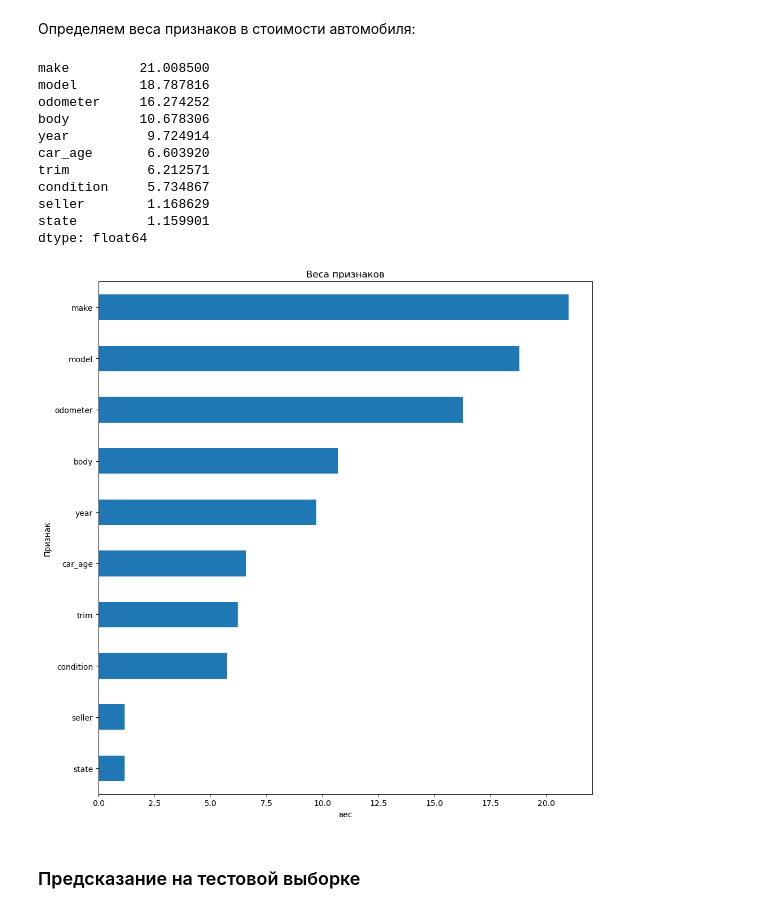
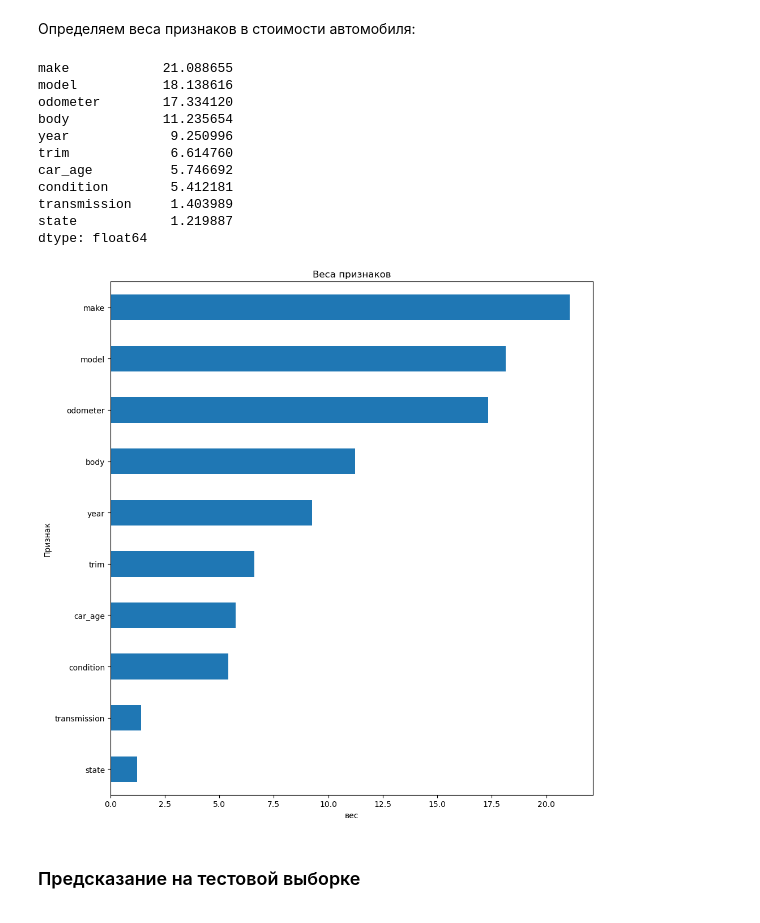
Before and after one commit to data-analyst-mr/DataScienceProjects, a Jupyter notebook: projects/real_projects/workshop-1/cars_cost.ipynb, the cells around one changed output. Drawn from its saved outputs; the diff is of its cells as text; code cells hidden in the pictures.

```diff
--- a/projects/real_projects/workshop-1/cars_cost.ipynb
+++ b/projects/real_projects/workshop-1/cars_cost.ipynb
@@ -876,0 +838,23 @@ None
+# %%
+class odometer_condition_nan(BaseEstimator, TransformerMixin):
+    '''Класс обучения и трансформации датафреймов для замены пропущенных значений признаков "odometer" и "condition"'''
+    '''на медианные'''
+
+    def fit(self, X, y=None):
+        '''функция обучения'''
+        X = X.copy()                                                         # делаем копию датафрейма входных признаков
+        self.X = X                                                           # присваиваем значение создаваемому объекту
+        return self
+
+    def transform(self, X):
+        '''функция трансформации'''
+        X = X.copy()                                                         # делаем копию датафрейма входных признаков
+        for i in self.X['model'].unique():                                   # проходим по списку моделей
+            for j in self.X.loc[self.X['model'] == i]['car_age'].unique():   # проходим по списку возрастов автомобиля
+                # заменяем пропуски 'odometer' на медиану
+                X.loc[(X['model'] == i) & (X['odometer'].isna()), 'odometer'] =\
+                self.X.loc[(self.X['model'] == i) & (self.X['car_age'] == j)]['odometer'].median()
+                # заменяем пропуски 'condition' на медиану
+                X.loc[(X['model'] == i) & (X['condition'].isna()), 'condition'] =\
+                self.X.loc[(self.X['model'] == i) & (self.X['car_age'] == j)]['condition'].median()
+        return X
@@ -1052,7 +1085,18 @@ model_cb = CatBoostRegressor(cat_features=categorical_features,
+# %%
+pipeline_for_cv = make_pipeline(make_nan(),
+                                model_doublon(),
+                                make_transmission_nan(),
+                                trim_seller(),
+                                condition_odometer(),
+                                create_odometer_range(),
+                                create_car_age(),
+                                odometer_condition_nan(),
+                                model_cb)
 # %% [markdown]
 Задаем сетку подбора гиперпараметров:
 # %%
 params = {
-    'depth' : intd(1, 10, False, 1),
+    'depth' : intd(8, 10, False, 1),
 }
+new_params = {'catboostregressor__' + key: params[key] for key in params}
 # %% [markdown]
@@ -1060,6 +1104,6 @@ params = {
 # %%
 optuna.logging.set_verbosity(optuna.logging.WARNING)
-model = OptunaSearchCV(model_cb, params, scoring='neg_mean_absolute_percentage_error', random_state=RS, cv=3)
+model = OptunaSearchCV(pipeline_for_cv, new_params, scoring='neg_mean_absolute_percentage_error', random_state=RS, cv=3)
 start_time = timeit.default_timer()                                                            # начальное время обучения
 model.fit(features_train, target_train)                                                        # обучаем модель
 time_fit = timeit.default_timer() - start_time                                                 # время обучения
@@ -1080,31 +1124,31 @@ print('Гиперпараметры модели: {}'.format(model.best_params_)
 Определяем веса признаков в стоимости автомобиля:
 # %%
 weight = (
-    pd.Series(model.best_estimator_.get_feature_importance(),features_train.columns)
+    pd.Series(model.best_estimator_._final_estimator.get_feature_importance(),features_train.columns)
     .sort_values()
     .tail(10)
 )
 print(weight.sort_values(ascending=False))
 plt.figure(figsize=(10, 10))
 weight.plot(kind='barh')
 plt.title('Веса признаков')
 plt.xlabel('вес')
 plt.ylabel('Признак')
 plt.tight_layout()
 plt.show()
 # %% [output]
-make         21.008500
-model        18.787816
-odometer     16.274252
-body         10.678306
-year          9.724914
-car_age       6.603920
-trim          6.212571
-condition     5.734867
-seller        1.168629
-state         1.159901
+make            21.088655
+model           18.138616
+odometer        17.334120
+body            11.235654
+year             9.250996
+trim             6.614760
+car_age          5.746692
+condition        5.412181
+transmission     1.403989
+state            1.219887
 dtype: float64
-[figure, old version]
+[figure, new version]
 # %% [markdown]
 ### Предсказание на тестовой выборке
 <a id="section_4_4"></a>
```
Also changed, not shown: parts of 113 cells of this notebook.
